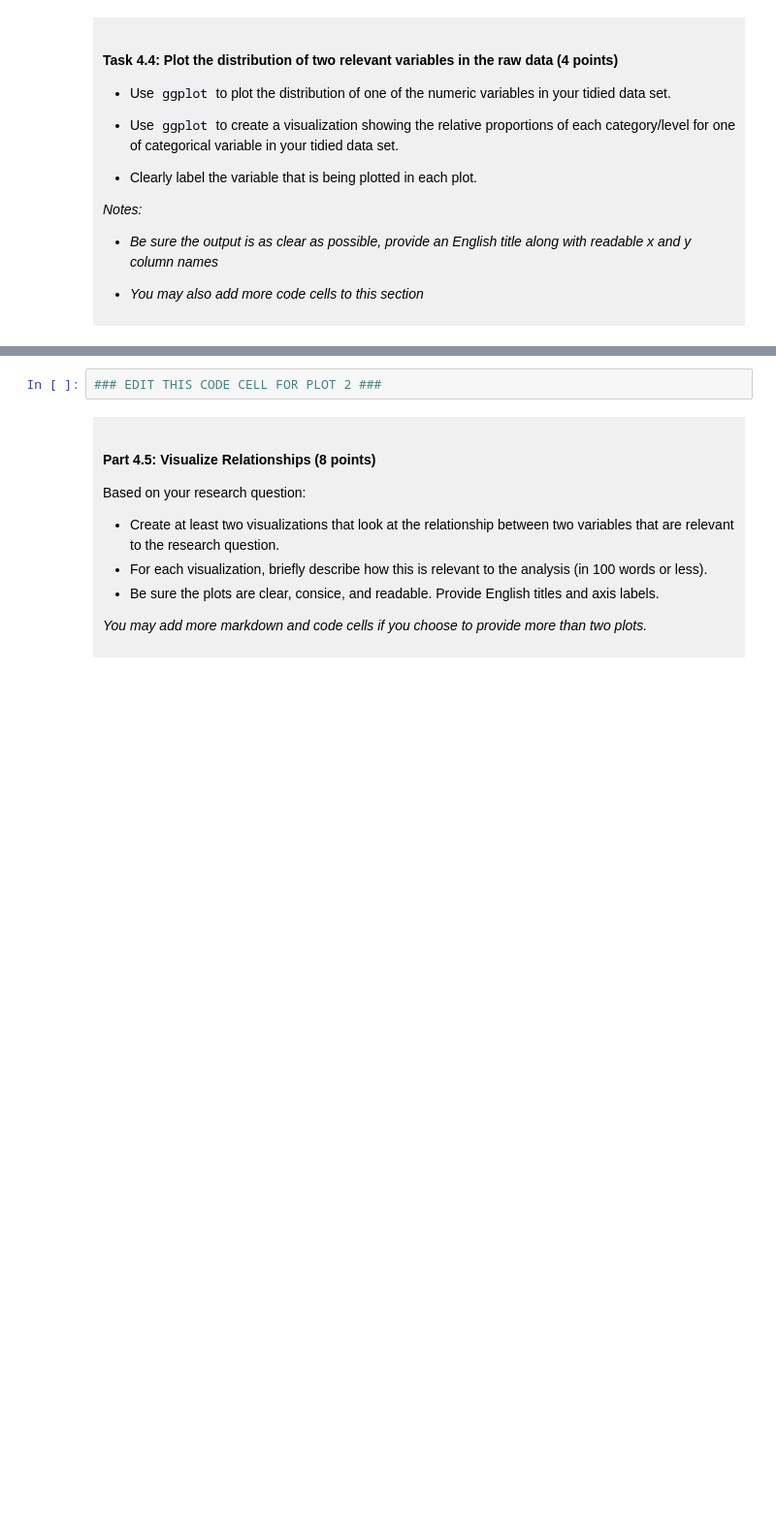
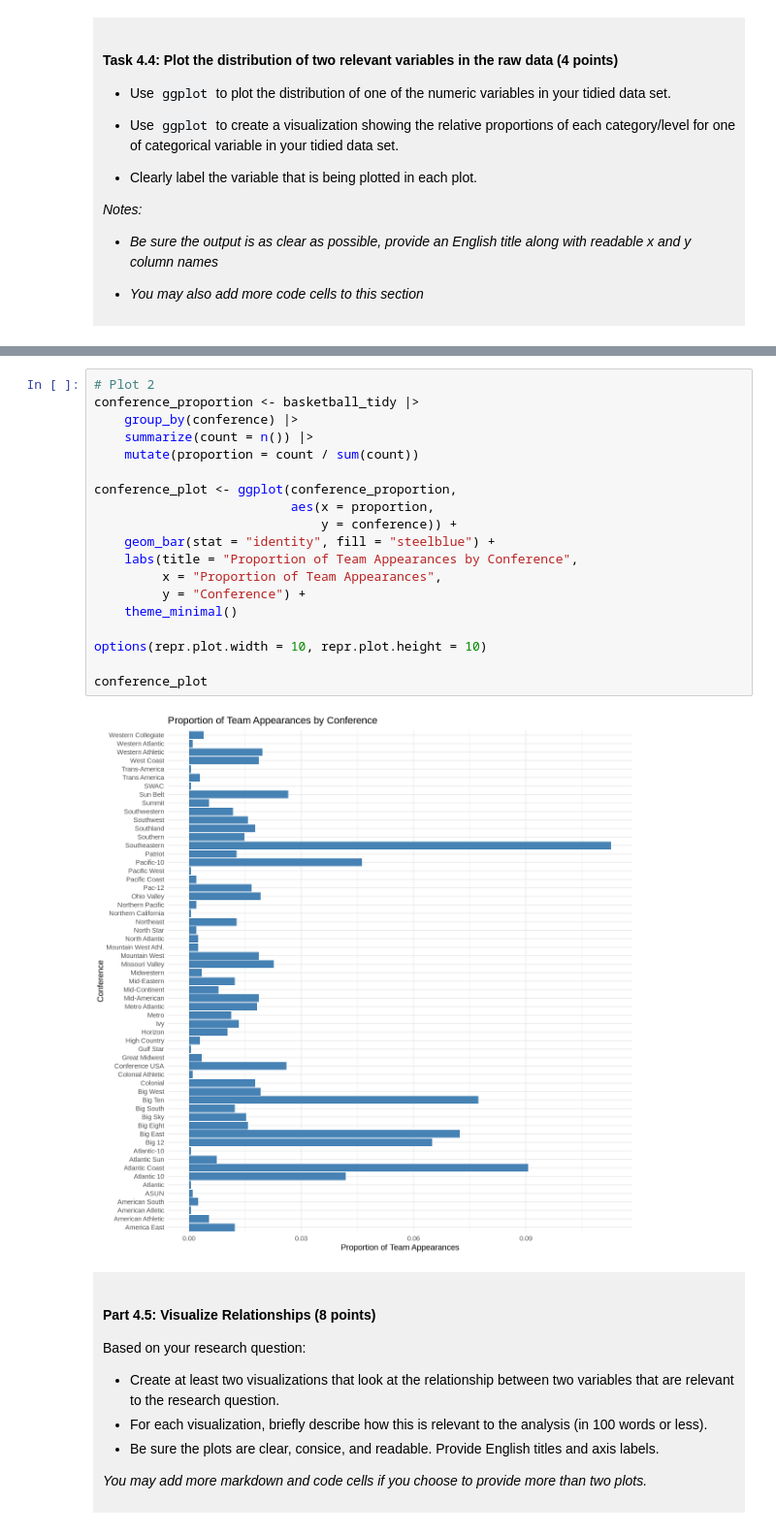
Before and after one commit to alangodfather/dsci-100-project-alan-li, a Jupyter notebook: dsci-100-project-notebook.ipynb, the cells around one changed output, grey strips where cells are left out. Shown at 97% size. Saved outputs shown, nothing was run; the diff lists cells and outputs as text; blank space fills up the shorter version.

```diff
--- a/dsci-100-project-notebook.ipynb
+++ b/dsci-100-project-notebook.ipynb
@@ -297,5 +384,24 @@ You will refine your research question (if needed) and produce a tidy data set.
 # %%
-### EDIT THIS CODE CELL FOR PLOT 2 ###
+# Plot 2
+conference_proportion <- basketball_tidy |>
+    group_by(conference) |>
+    summarize(count = n()) |>
+    mutate(proportion = count / sum(count))
+
+conference_plot <- ggplot(conference_proportion,
+                          aes(x = proportion,
+                              y = conference)) +
+    geom_bar(stat = "identity", fill = "steelblue") +
+    labs(title = "Proportion of Team Appearances by Conference",
+         x = "Proportion of Team Appearances",
+         y = "Conference") +
+    theme_minimal()
+
+options(repr.plot.width = 10, repr.plot.height = 10)
+
+conference_plot
+# %% [output]
+[figure, added]
 # %% [markdown]
 <div style="background-color: #f0f0f0; padding: 10px;">
 
```
Also changed, not shown: parts of 24 cells of this notebook.
